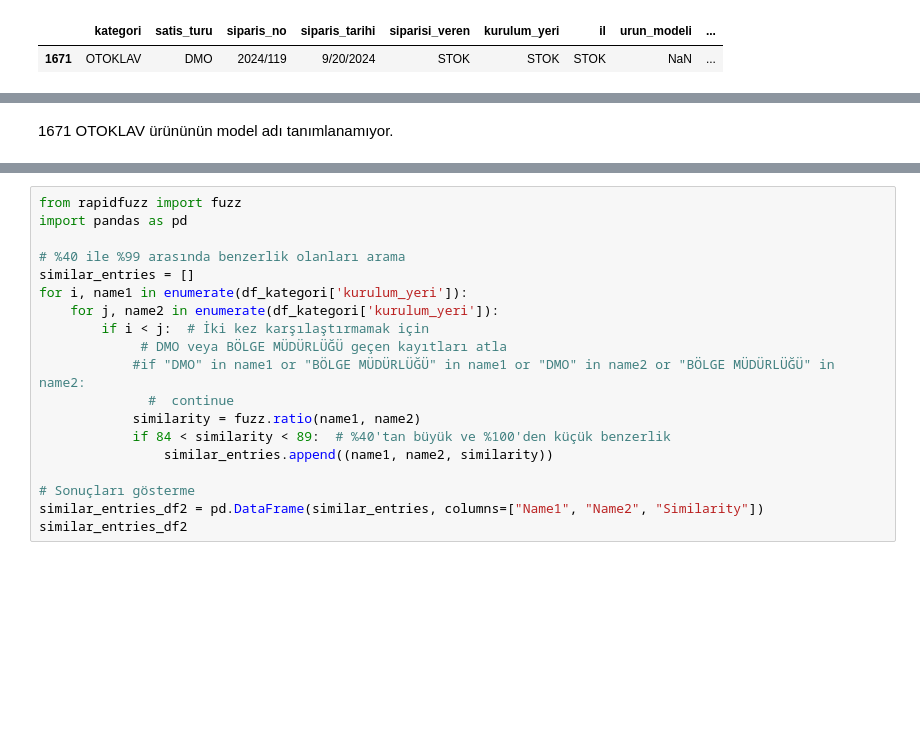
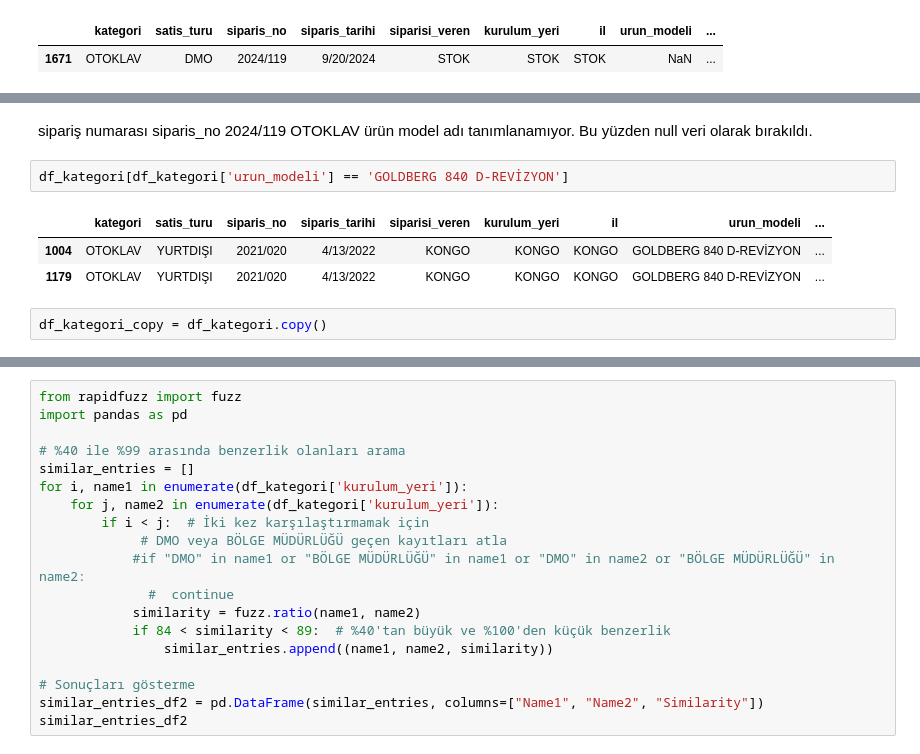
Before and after one commit to Duygu-Jones/LLM_Playground, a Jupyter notebook: 01_EDA/KATEGORILER/01_Otoklav_Oksijen/FNur/FNUR_EDA_NOTEBOOK_OTOKLAV_OKSIJEN_SATIS.ipynb, the cells around one changed output, grey strips where cells are left out. Saved outputs shown, nothing was run; the diff lists cells and outputs as text; blank space fills up the shorter version.

```diff
--- a/01_EDA/KATEGORILER/01_Otoklav_Oksijen/FNur/FNUR_EDA_NOTEBOOK_OTOKLAV_OKSIJEN_SATIS.ipynb
+++ b/01_EDA/KATEGORILER/01_Otoklav_Oksijen/FNur/FNUR_EDA_NOTEBOOK_OTOKLAV_OKSIJEN_SATIS.ipynb
@@ -877,4 +880,12 @@ df_kategori[df_kategori['urun_adi'] == '840 LT ÇİFT KAPILI OTOKLAV CİHAZI']
 | 1670 | OTOKLAV | DMO | 2024/118 | 9/5/2024 | DMO BURSA BÖLGE MÜDÜRLÜĞÜ | ÇANAKKALE ONSEKİZ MART ÜNİVERSİTE... | ÇANAKKALE | ERS 7715 D | ... |
 | 1671 | OTOKLAV | DMO | 2024/119 | 9/20/2024 | STOK | STOK | NaN | NaN | ... |
 # %% [markdown]
-1671	OTOKLAV ürününün model adı tanımlanamıyor.
+sipariş numarası siparis_no 2024/119	OTOKLAV ürün model adı tanımlanamıyor. Bu yüzden null veri olarak bırakıldı.
+# %%
+df_kategori[df_kategori['urun_modeli'] == 'GOLDBERG 840 D-REVİZYON']
+# %% [output]
+|  | kategori | satis_turu | siparis_no | siparis_tarihi | siparisi_veren | kurulum_yeri | il | urun_modeli | ... |
+| 1004 | OTOKLAV | YURTDIŞI | 2021/020 | 4/13/2022 | KONGO | KONGO | KONGO | GOLDBERG 840 D-REVİZYON | ... |
+| 1179 | OTOKLAV | YURTDIŞI | 2021/020 | 4/13/2022 | KONGO | KONGO | KONGO | GOLDBERG 840 D-REVİZYON | ... |
+# %%
+df_kategori_copy = df_kategori.copy()
```
Also changed, not shown: parts of 21 cells of this notebook.
